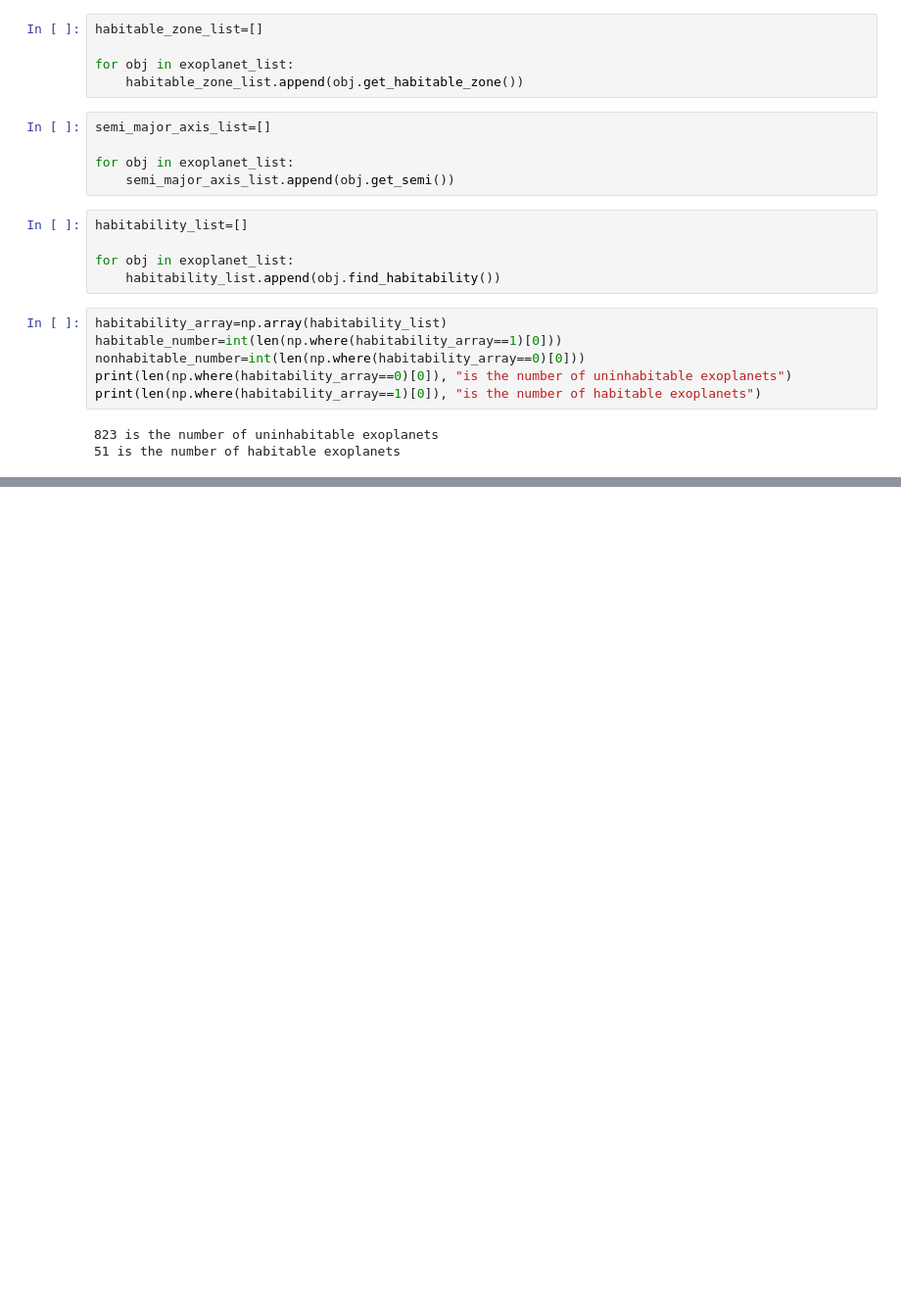
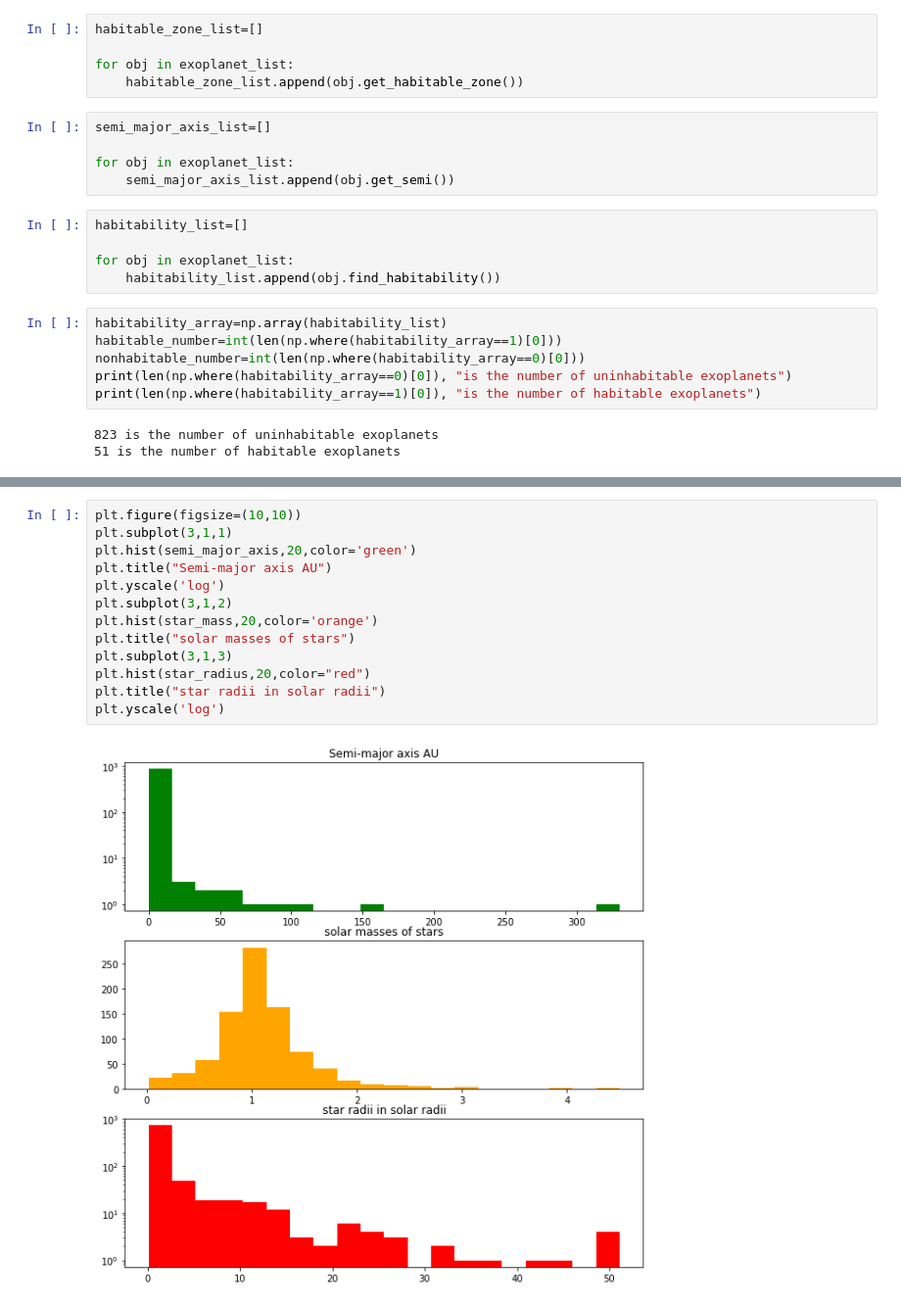
Before and after one commit to alexisoverton/CMSE-202-004-Habitable-Exoplanets-Project, a Jupyter notebook: Habitable Exoplanets.ipynb, the cells around one changed output, grey strips where cells are left out. Shown at 98% size. Cells and saved outputs as stored; diff of their text form; blank space fills up the shorter version.

Commit message:
additional graphs

```diff
--- a/Habitable Exoplanets.ipynb
+++ b/Habitable Exoplanets.ipynb
@@ -160 +164,16 @@ print(habitable_number/(nonhabitable_number+habitable_number)*100,"% are in the
 [figure]
+# %%
+plt.figure(figsize=(10,10))
+plt.subplot(3,1,1)
+plt.hist(semi_major_axis,20,color='green')
+plt.title("Semi-major axis AU")
+plt.yscale('log')
+plt.subplot(3,1,2)
+plt.hist(star_mass,20,color='orange')
+plt.title("solar masses of stars")
+plt.subplot(3,1,3)
+plt.hist(star_radius,20,color="red")
+plt.title("star radii in solar radii")
+plt.yscale('log')
+# %% [output]
+[figure, added]
```
Also changed, not shown: parts of 1 cell of this notebook.
